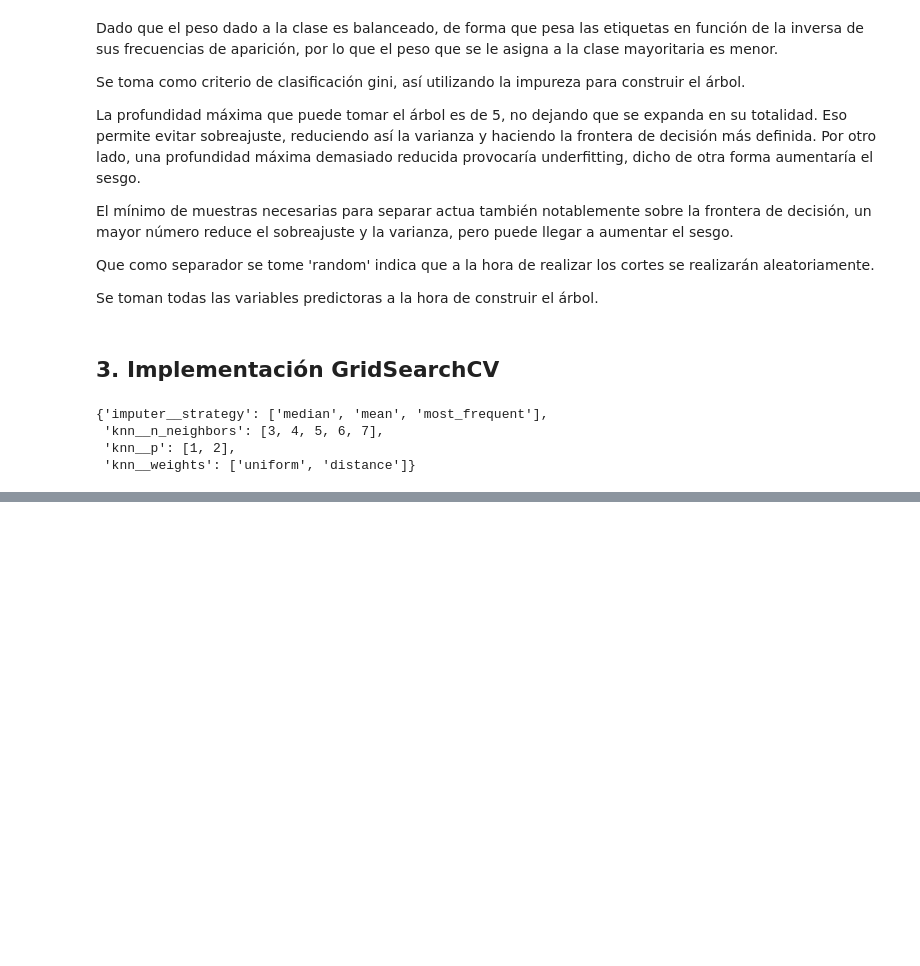
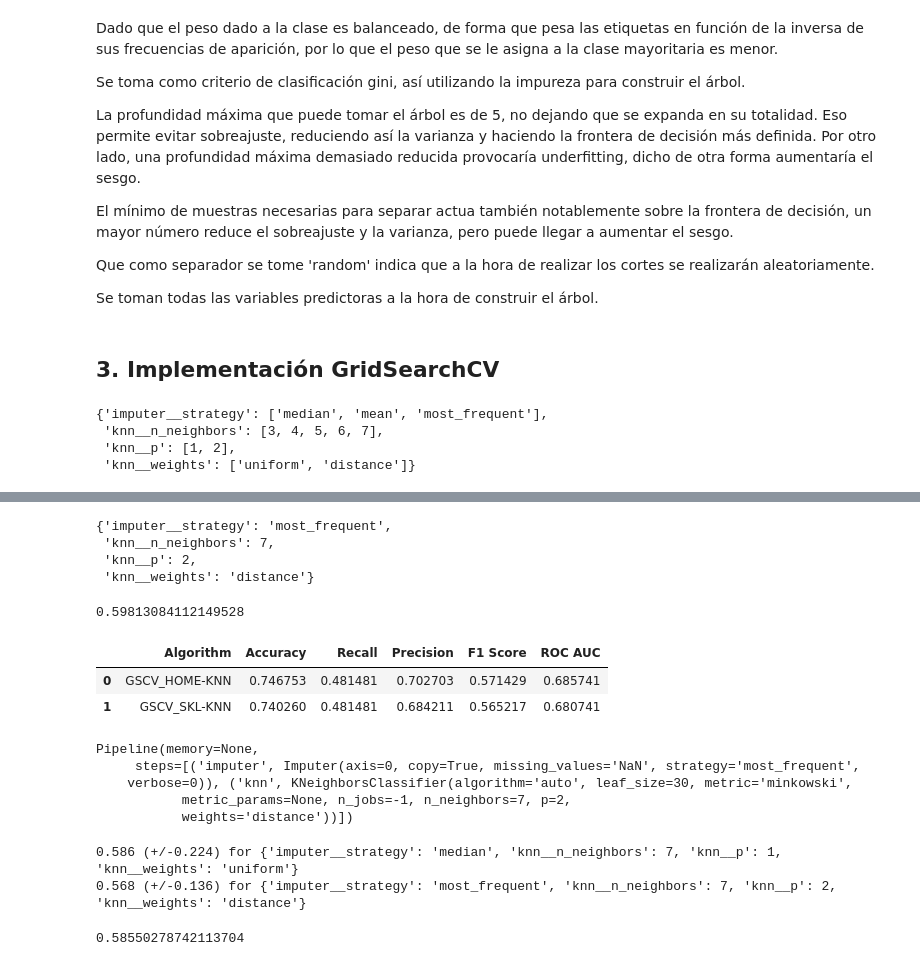
Before and after one commit to Mowstyl/docker-mineria, a Jupyter notebook: practica2/Practice2_ourP.ipynb, the cells around one changed output, grey strips where cells are left out. Saved outputs shown, nothing was run; the diff lists cells and outputs as text; code cells hidden in the pictures; blank space fills up the shorter version.

```diff
--- a/practica2/Practice2_ourP.ipynb
+++ b/practica2/Practice2_ourP.ipynb
@@ -354,7 +354,8 @@ treeParams = {
     'tree__max_depth': [None] + [i for i in range(5, 7)],
     'tree__min_samples_split': [i for i in range(2, 5)],
     'tree__max_features': [None, 'log2', 'sqrt'],
-    'tree__class_weight': [None, 'balanced']
+    'tree__class_weight': [None, 'balanced'],
+    'tree__random_state': [seed]
 }
 # %% [markdown]
 Una vez definidos los parámetros se puede aplicar el GridSearch:
@@ -857,0 +877,45 @@ Pipeline(memory=None,
+# %%
+clas.best_params_
+# %% [output]
+{'imputer__strategy': 'most_frequent',
+ 'knn__n_neighbors': 7,
+ 'knn__p': 2,
+ 'knn__weights': 'distance'}
+# %%
+clas.best_score_
+# %% [output]
+0.59813084112149528
+# %%
+metricTable(dfsh['pima']['test']['label'], {'GSCV_HOME-KNN': clas.predict(dfsh['pima']['test']['atts']),
+                                           'GSCV_SKL-KNN': cls['pima']['knn'].predict(dfsh['pima']['test']['atts'])}, 'tested_positive')
+# %% [output]
+|  | Algorithm | Accuracy | Recall | Precision | F1 Score | ROC AUC |
+| 0 | GSCV_HOME-KNN | 0.746753 | 0.481481 | 0.702703 | 0.571429 | 0.685741 |
+| 1 | GSCV_SKL-KNN | 0.740260 | 0.481481 | 0.684211 | 0.565217 | 0.680741 |
+# %%
+clas.best_estimator_
+# %% [output]
+Pipeline(memory=None,
+     steps=[('imputer', Imputer(axis=0, copy=True, missing_values='NaN', strategy='most_frequent',
+    verbose=0)), ('knn', KNeighborsClassifier(algorithm='auto', leaf_size=30, metric='minkowski',
+           metric_params=None, n_jobs=-1, n_neighbors=7, p=2,
+           weights='distance'))])
+# %%
+# Get the mean score for each cv
+means = fitted['pima']['knn'].cv_results_['mean_test_score']
+# Get the sd score for each cv
+stds = fitted['pima']['knn'].cv_results_['std_test_score']
+# Get each specific configuration
+conf = fitted['pima']['knn'].cv_results_['params']
+
+# Save the three things togheter
+for mean, std, params in zip(means, stds, conf):
+    if (params == fitted['pima']['knn'].best_params_ or params == clas.best_params_):
+        print ("%0.3f (+/-%0.03f) for %r" % (mean, std * 2, params))
+# %% [output]
+0.586 (+/-0.224) for {'imputer__strategy': 'median', 'knn__n_neighbors': 7, 'knn__p': 1, 'knn__weights': 'uniform'}
+0.568 (+/-0.136) for {'imputer__strategy': 'most_frequent', 'knn__n_neighbors': 7, 'knn__p': 2, 'knn__weights': 'distance'}
+# %%
+fitted['pima']['knn'].best_score_
+# %% [output]
+0.58550278742113704
```
Also changed, not shown: parts of 6 cells of this notebook, 1 other file.
